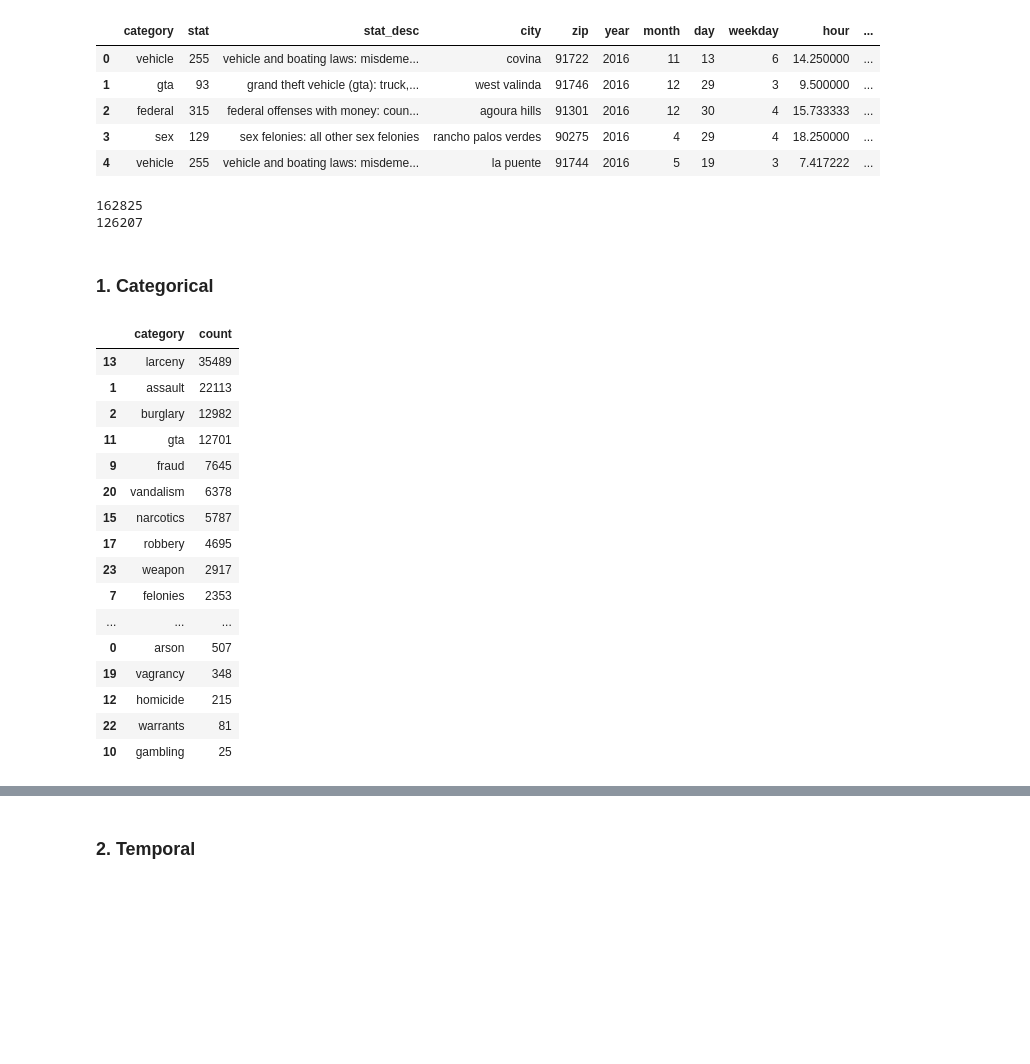
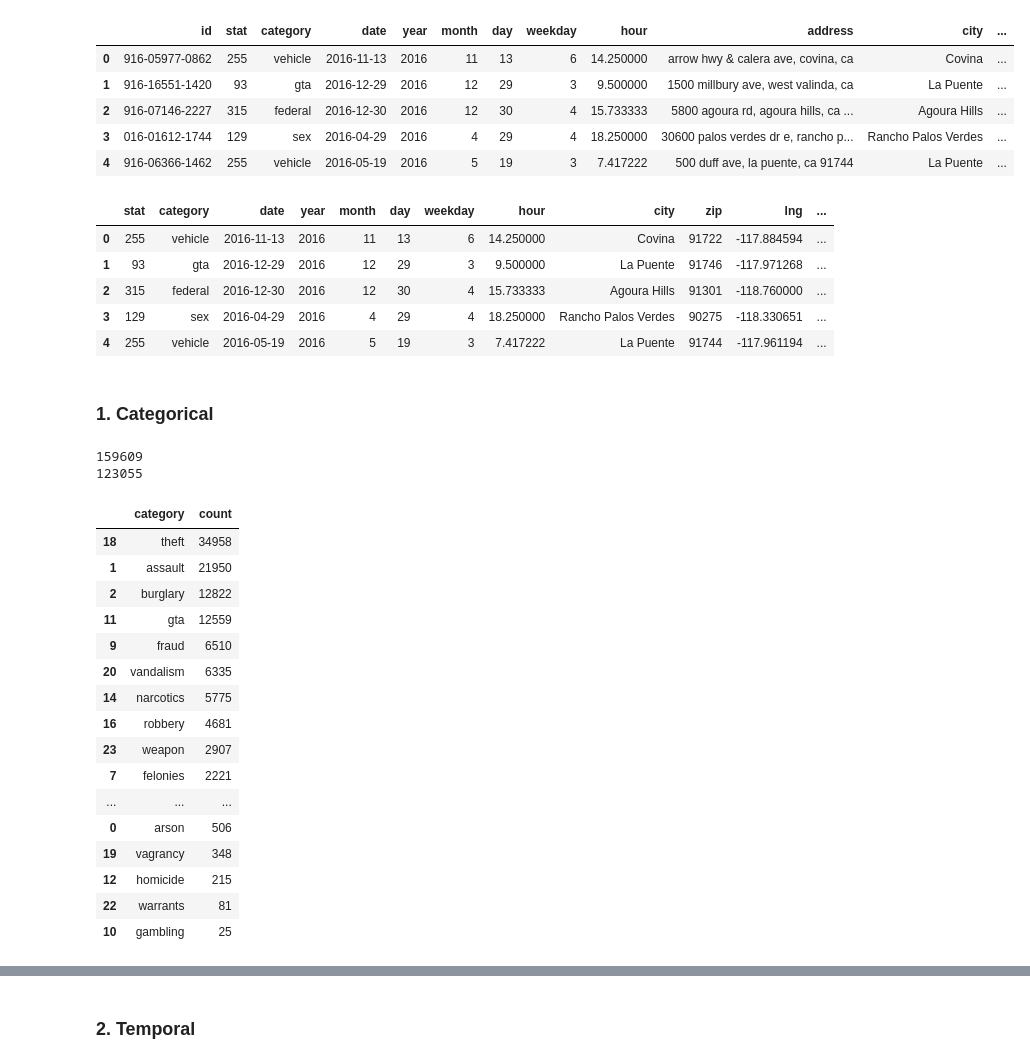
Before and after one commit to arcta/LA-crime, a Jupyter notebook: Features.ipynb, the cells around one changed output, grey strips where cells are left out. Drawn from its saved outputs; the diff is of its cells as text; code cells hidden in the pictures; blank space fills up the shorter version.

```diff
--- a/Features.ipynb
+++ b/Features.ipynb
@@ -15,44 +23,59 @@ stopwords = nltk.corpus.stopwords.words('english')
 # %%
-YEAR = 2016
-
-sample = pd.read_csv('data/F{}.csv'.format(YEAR))
-sample.head()
+Y = 2016 # sample year
+data = pd.read_csv('data/F{}.csv'.format(Y))
+data.head()
 # %% [output]
-|  | category | stat | stat_desc | city | zip | year | month | day | weekday | hour | ... |
-| 0 | vehicle | 255 | vehicle and boating laws: misdeme... | covina | 91722 | 2016 | 11 | 13 | 6 | 14.250000 | ... |
-| 1 | gta | 93 | grand theft vehicle (gta): truck,... | west valinda | 91746 | 2016 | 12 | 29 | 3 | 9.500000 | ... |
-| 2 | federal | 315 | federal offenses with money: coun... | agoura hills | 91301 | 2016 | 12 | 30 | 4 | 15.733333 | ... |
-| 3 | sex | 129 | sex felonies: all other sex felonies | rancho palos verdes | 90275 | 2016 | 4 | 29 | 4 | 18.250000 | ... |
-| 4 | vehicle | 255 | vehicle and boating laws: misdeme... | la puente | 91744 | 2016 | 5 | 19 | 3 | 7.417222 | ... |
+|  | id | stat | category | date | year | month | day | weekday | hour | address | city | ... |
+| 0 | 916-05977-0862 | 255 | vehicle | 2016-11-13 | 2016 | 11 | 13 | 6 | 14.250000 | arrow hwy & calera ave, covina, ca | Covina | ... |
+| 1 | 916-16551-1420 | 93 | gta | 2016-12-29 | 2016 | 12 | 29 | 3 | 9.500000 | 1500 millbury ave, west valinda, ca | La Puente | ... |
+| 2 | 916-07146-2227 | 315 | federal | 2016-12-30 | 2016 | 12 | 30 | 4 | 15.733333 | 5800 agoura rd, agoura hills, ca ... | Agoura Hills | ... |
+| 3 | 016-01612-1744 | 129 | sex | 2016-04-29 | 2016 | 4 | 29 | 4 | 18.250000 | 30600 palos verdes dr e, rancho p... | Rancho Palos Verdes | ... |
+| 4 | 916-06366-1462 | 255 | vehicle | 2016-05-19 | 2016 | 5 | 19 | 3 | 7.417222 | 500 duff ave, la puente, ca 91744 | La Puente | ... |
-# %%
-print(len(sample))
-print(len(sample[-sample['stat_desc'].str.contains('misd')]))
-# %% [output]
-162825
-126207
+# %%
+d = ['stat','category','date','year','month','day','weekday','hour','city','zip','lng','lat','gang'] # from data
+t = ['stat','description','criminal','misdemeanor','violent'] # from taxonomy
+
+data = data[data['year'] == Y]
+data = data[d].join(taxonomy[t].set_index('stat'), on = 'stat')
+data.head()
+# %% [output]
+|  | stat | category | date | year | month | day | weekday | hour | city | zip | lng | ... |
+| 0 | 255 | vehicle | 2016-11-13 | 2016 | 11 | 13 | 6 | 14.250000 | Covina | 91722 | -117.884594 | ... |
+| 1 | 93 | gta | 2016-12-29 | 2016 | 12 | 29 | 3 | 9.500000 | La Puente | 91746 | -117.971268 | ... |
+| 2 | 315 | federal | 2016-12-30 | 2016 | 12 | 30 | 4 | 15.733333 | Agoura Hills | 91301 | -118.760000 | ... |
+| 3 | 129 | sex | 2016-04-29 | 2016 | 4 | 29 | 4 | 18.250000 | Rancho Palos Verdes | 90275 | -118.330651 | ... |
+| 4 | 255 | vehicle | 2016-05-19 | 2016 | 5 | 19 | 3 | 7.417222 | La Puente | 91744 | -117.961194 | ... |
 # %% [markdown]
 ### 1. Categorical
+# %%
+print(len(data))
+print(len(data[(data['criminal'] == 1) & (data['misdemeanor'] == 0)]))
+# %% [output]
+159609
+123055
 # %%
-sample = sample[-sample['stat_desc'].str.contains('misd')]
+# remove non-criminal and misdemeanors
+data = data[(data['criminal'] == 1) & (data['misdemeanor'] == 0)]
 
-cat = sample.groupby(['category'])\
-            .size().reset_index(name='count')\
+# get categories population
+cat = data.groupby(['category'])\
+            .size().reset_index(name = 'count')\
             .sort_values('count', ascending = False)
 cat
 # %% [output]
 |  | category | count |
-| 13 | larceny | 35489 |
-| 1 | assault | 22113 |
-| 2 | burglary | 12982 |
-| 11 | gta | 12701 |
-| 9 | fraud | 7645 |
-| 20 | vandalism | 6378 |
-| 15 | narcotics | 5787 |
-| 17 | robbery | 4695 |
-| 23 | weapon | 2917 |
-| 7 | felonies | 2353 |
+| 18 | theft | 34958 |
+| 1 | assault | 21950 |
+| 2 | burglary | 12822 |
+| 11 | gta | 12559 |
+| 9 | fraud | 6510 |
+| 20 | vandalism | 6335 |
+| 14 | narcotics | 5775 |
+| 16 | robbery | 4681 |
+| 23 | weapon | 2907 |
+| 7 | felonies | 2221 |
 | ... | ... | ... |
-| 0 | arson | 507 |
+| 0 | arson | 506 |
 | 19 | vagrancy | 348 |
 | 12 | homicide | 215 |
 | 22 | warrants | 81 |
```
Also changed, not shown: parts of 60 cells of this notebook, 11 other files.
